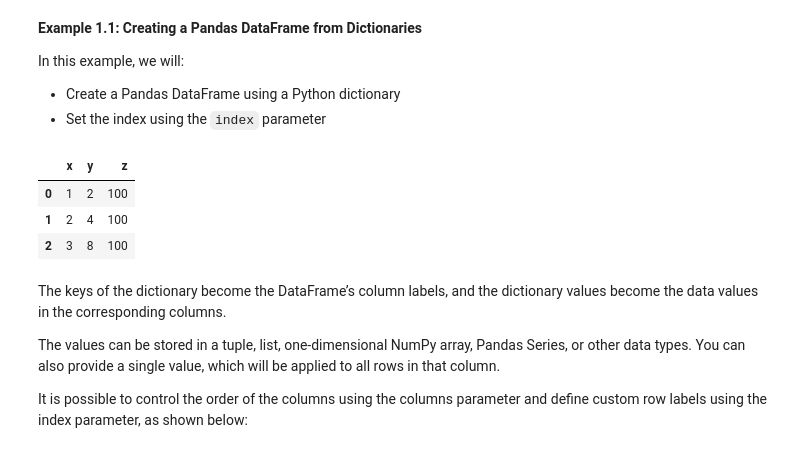
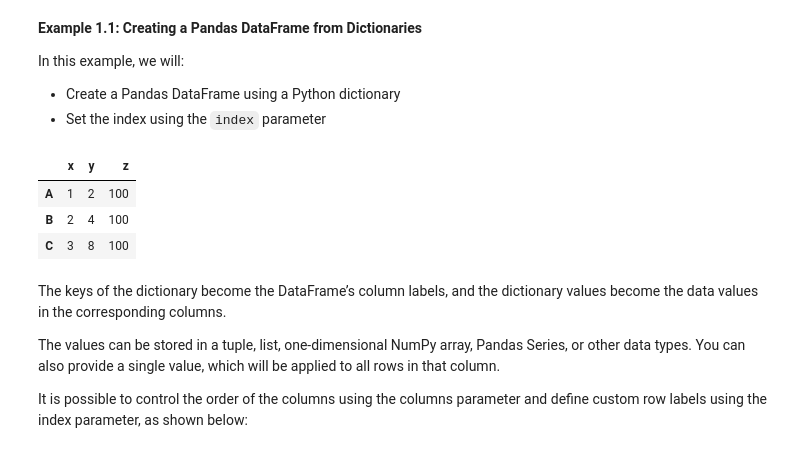
Before and after one commit to RogerDavidCruz/Creating-a-Pandas-DataFrame-1, a Jupyter notebook: Copy_of_R_GLAB_386_3_2_Creating_a_pandas_DataFrame.ipynb, the cells around one changed output. Drawn from its saved outputs; the diff is of its cells as text; code cells hidden in the pictures.

```diff
--- a/Copy_of_R_GLAB_386_3_2_Creating_a_pandas_DataFrame.ipynb
+++ b/Copy_of_R_GLAB_386_3_2_Creating_a_pandas_DataFrame.ipynb
@@ -51,13 +51,13 @@ In this example, we will:
 # %%
 import numpy as np
 import pandas as pd
 d = {'x': [1, 2, 3], 'y': [2, 4, 8], 'z': 100}
-pd.DataFrame(d)
+pd.DataFrame(d, index=['A', 'B', 'C'])
 # %% [output]
 |  | x | y | z |
-| 0 | 1 | 2 | 100 |
-| 1 | 2 | 4 | 100 |
-| 2 | 3 | 8 | 100 |
+| A | 1 | 2 | 100 |
+| B | 2 | 4 | 100 |
+| C | 3 | 8 | 100 |
 # %% [markdown]
 The keys of the dictionary become the DataFrame’s column labels, and the dictionary values become the data values in the corresponding columns.
 
```
Also changed, not shown: parts of 3 cells of this notebook.
